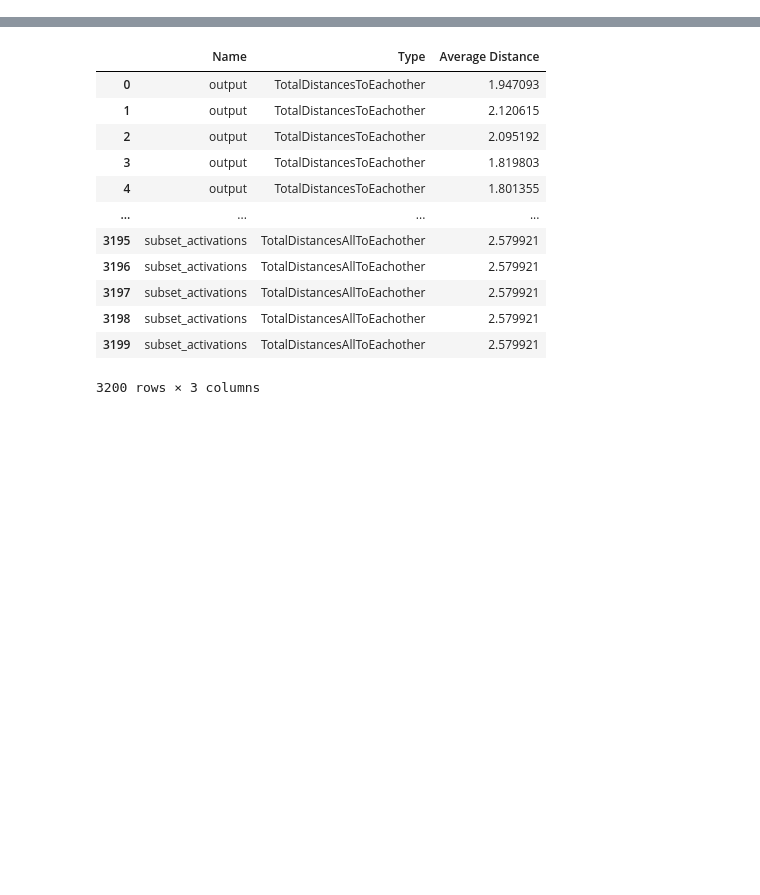
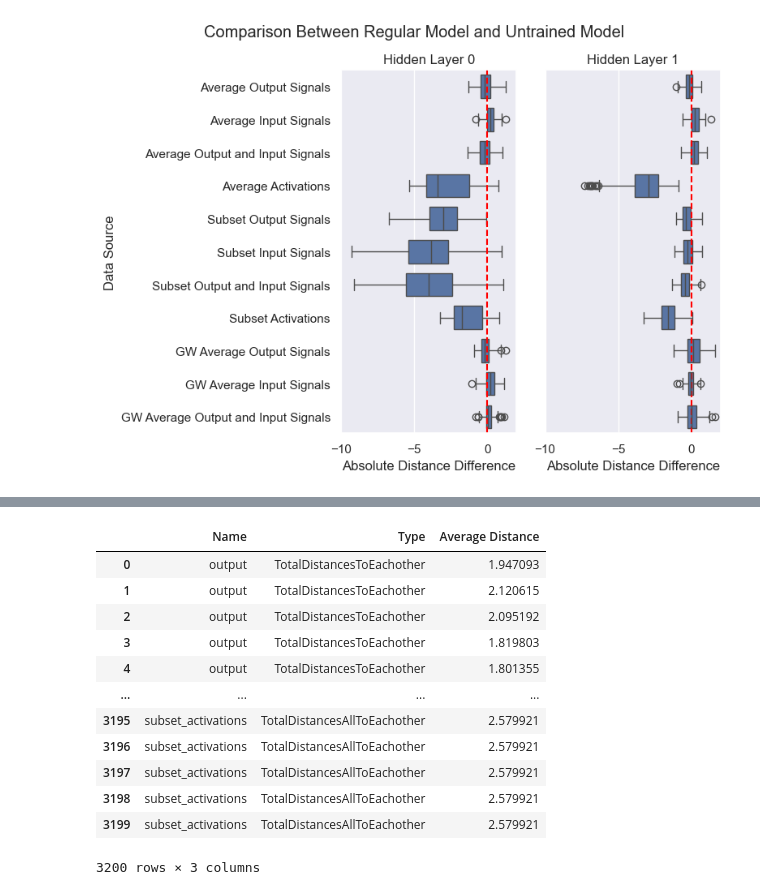
Before and after one commit to Razzorior/MARKUS_python, a Jupyter notebook: plot_creator.ipynb, the cells around one changed output, grey strips where cells are left out. Drawn from its saved outputs; the diff is of its cells as text; code cells hidden in the pictures; blank space fills up the shorter version.

```diff
--- a/plot_creator.ipynb
+++ b/plot_creator.ipynb
@@ -22,0 +179,79 @@ dict_keys(['Name', 'Iteration', 'Class', 'PositionsPerHiddenLayer', 'TotalDistan
+# %%
+import pandas as pd
+import seaborn as sns
+import matplotlib.pyplot as plt
+import json
+import os
+
+# Defining JSON File paths
+unity_path = "~/MARKUS/Assets/Experiments/"
+file_name_1 = "BPEXPRegularModelGradientWeighted.json"
+file_name_2 = "BPEXPUntrainedModelGradientWeighted.json"
+file_path_1 = os.path.expanduser(unity_path + file_name_1)
+file_path_2 = os.path.expanduser(unity_path + file_name_2)
+
+# Load data from both JSON files
+with open(file_path_1, 'r') as f1, open(file_path_2, 'r') as f2:
+    data_model_1 = json.load(f1)
+    data_model_2 = json.load(f2)
+
+# Process data to calculate absolute differences
+def process_and_calculate_differences(data_model_1, data_model_2, layer):
+    filtered_data_model_1 = [elem for elem in data_model_1 if elem["Layer"] == layer]
+    filtered_data_model_2 = [elem for elem in data_model_2 if elem["Layer"] == layer]
+    df_model_1 = pd.DataFrame(filtered_data_model_1)
+    df_model_2 = pd.DataFrame(filtered_data_model_2)
+    for index in range(len(df_model_1)):
+        df_model_1.at[index, "TotalDistancesToEachother"] -= df_model_2.at[index, "TotalDistancesToEachother"]
+    return df_model_1
+
+df_diff_layer_0 = process_and_calculate_differences(data_model_1, data_model_2, layer=0)
+df_diff_layer_1 = process_and_calculate_differences(data_model_1, data_model_2, layer=1)
+
+# Melting the data to prepare for seaborn plotting
+df_melted_diff_layer_0 = df_diff_layer_0.melt(id_vars=["Name", "Iteration", "Class", "Layer"],
+                                             value_vars=["TotalDistancesToEachother"],
+                                             var_name="DistanceType", value_name="Distance")
+df_melted_diff_layer_1 = df_diff_layer_1.melt(id_vars=["Name", "Iteration", "Class", "Layer"],
+                                             value_vars=["TotalDistancesToEachother"],
+                                             var_name="DistanceType", value_name="Distance")
+
+# Set the figure size
+sns.set(rc={"figure.figsize": (8, 6)})
+
+# Create subplots
+fig, axes = plt.subplots(1, 2, sharey=True)
+
+x_min, x_max = -10, 2
+for ax in axes:
+    ax.set_xlim(x_min, x_max)
+
+
+# Boxplot with rotated axes for Layer 0
+sns.boxplot(data=df_melted_diff_layer_0, y="Name", x="Distance", orient='h', width=0.7, dodge=True, ax=axes[0])
+axes[0].axvline(x=0, color='red', linestyle='--')  # Add vertical red line at x=0
+axes[0].set_xlabel("Absolute Distance Difference")
+axes[0].set_title("Hidden Layer 0")
+axes[0].set_ylabel("Data Source")
+
+labels = ['Average Output Signals', 'Average Input Signals', 'Average Output and Input Signals', 'Average Activations', 'Subset Output Signals', 'Subset Input Signals', 'Subset Output and Input Signals', 'Subset Activations', 'GW Average Output Signals', 'GW Average Input Signals', 'GW Average Output and Input Signals']
+
+axes[0].set_yticklabels(labels)
+
+# Boxplot with rotated axes for Layer 1
+sns.boxplot(data=df_melted_diff_layer_1, y="Name", x="Distance", orient='h', width=0.7, dodge=True, ax=axes[1])
+axes[1].axvline(x=0, color='red', linestyle='--')  # Add vertical red line at x=0
+axes[1].set_ylabel("")  # Hide y-axis label to avoid repetition
+axes[1].set_xlabel("Absolute Distance Difference")
+axes[1].set_title("Hidden Layer 1")
+
+
+
+
+plt.tight_layout(rect=[0, 0.03, 1, 0.95])
+plt.suptitle("Comparison Between Regular Model and Untrained Model")
+
+plt.savefig("Nl-Comparison_GW_Regular_and_GW_Untrained", dpi=300, bbox_inches='tight')
+plt.show()
+# %% [output]
+[figure, added]
```
Also changed, not shown: parts of 8 cells of this notebook, 40 other files.
